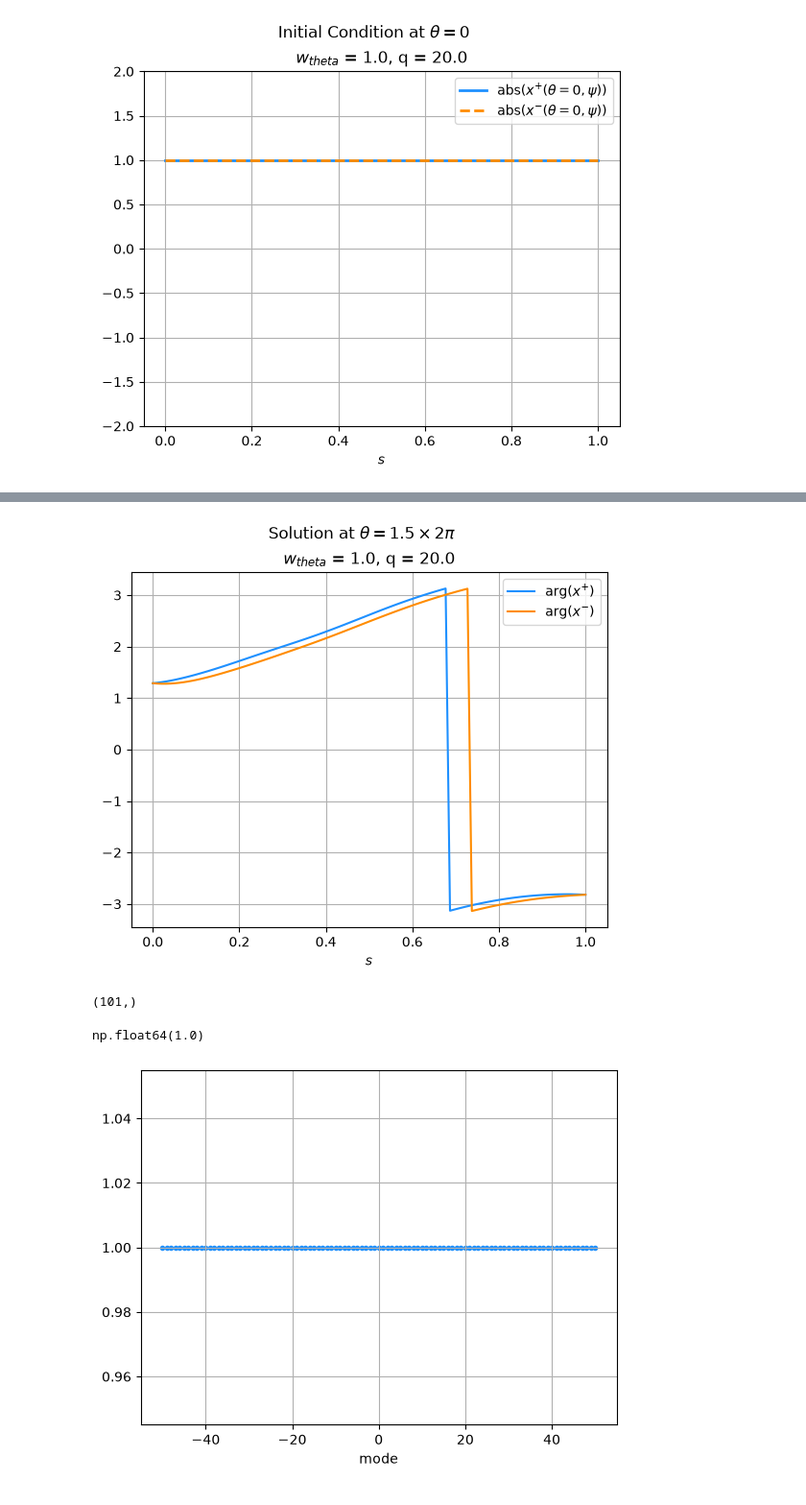
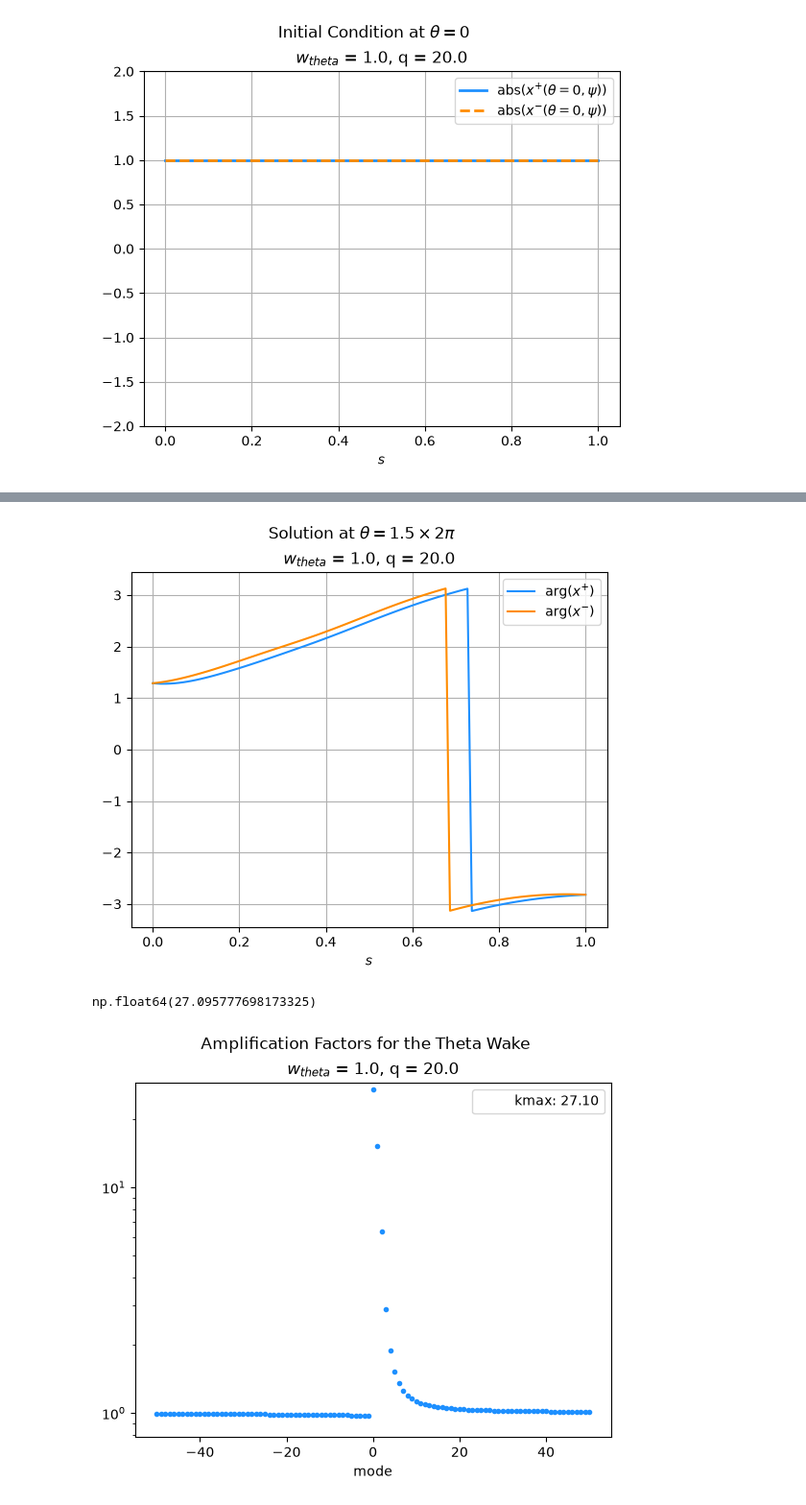
Before and after one commit to gonza94/pyABS, a Jupyter notebook: examples/eigensystem.ipynb, the cells around one changed output, grey strips where cells are left out. Shown at 96% size. Saved outputs shown, nothing was run; the diff lists cells and outputs as text; code cells hidden in the pictures.

Commit message:
added systemsolver.py and stroboscopic/amplification factor capabilities

```diff
--- a/examples/eigensystem.ipynb
+++ b/examples/eigensystem.ipynb
@@ -23,7 +26,7 @@ basis = build_abs_basis(np, ABSBasisConfig(n_max=n_max, q=20))
 # %%
 theta_wake = ThetaWake(W0=1)
 # %%
-matrix = build_abs_matrix(basis, wake_model=theta_wake, scale=WakeScale(w = 1))
+matrix = build_abs_matrix(basis, wake_model=theta_wake, scale=WakeScale(w = 1.0))
 # %%
 #eigenvalue_i, eigenvectors_i
 eigensolution = solve_eigensystem(matrix)
@@ -133,26 +136,26 @@ ax.set_xlabel(r"$s$")
 plt.savefig("../../plots/latersolution_arg.png", dpi=300)
 plt.show()
 # %% [output]
-[figure, old version]
+[figure, new version]
-# %%
-an = solve_an(solution.eigenvectors, solution.eigenvalues)
-solution.n_modes
-(solution.compute_xl(0,0,0)).shape
-# %% [output]
-(101,)
 # %%
-modes, ks = solution.compute_amplification_factors()
-kmax = solution.compute_kmax()
-kmax
+ks, modes = solution.compute_amplification_factors()
+kmax = np.max(ks)
-# %% [output]
-np.float64(1.0)
+# %%
+k_0 = solution.compute_amplification_factors(mode=0)
+k_0
+# %% [output]
+np.float64(27.095777698173325)
 # %%
 fig, ax = plt.subplots()
-#plt.suptitle(r"Solution at $\theta = 1.5\times2\pi$")
-#plt.title(r"$w_{theta}$ = 1.0, q = 20.0")
-plt.grid()
+plt.suptitle(r"Amplification Factors for the Theta Wake")
+plt.title(r"$w_{theta}$ = 1.0, q = 20.0")
 plt.scatter(modes, ks, marker='.', color='dodgerblue')
+plt.scatter([],[], marker='none',label = f"kmax: {kmax:.2f}")
 ax.set_xlabel(r"mode")
+ax.set_ylim(0.8*np.min(ks), kmax+2)
+plt.yscale('log')
+plt.legend(loc='upper right')
+plt.savefig("../../plots/amplification_factors_theta", dpi=300)
 plt.show()
 # %% [output]
-[figure, old version]
+[figure, new version]
```
Also changed, not shown: parts of 5 cells of this notebook, 8 other files.
